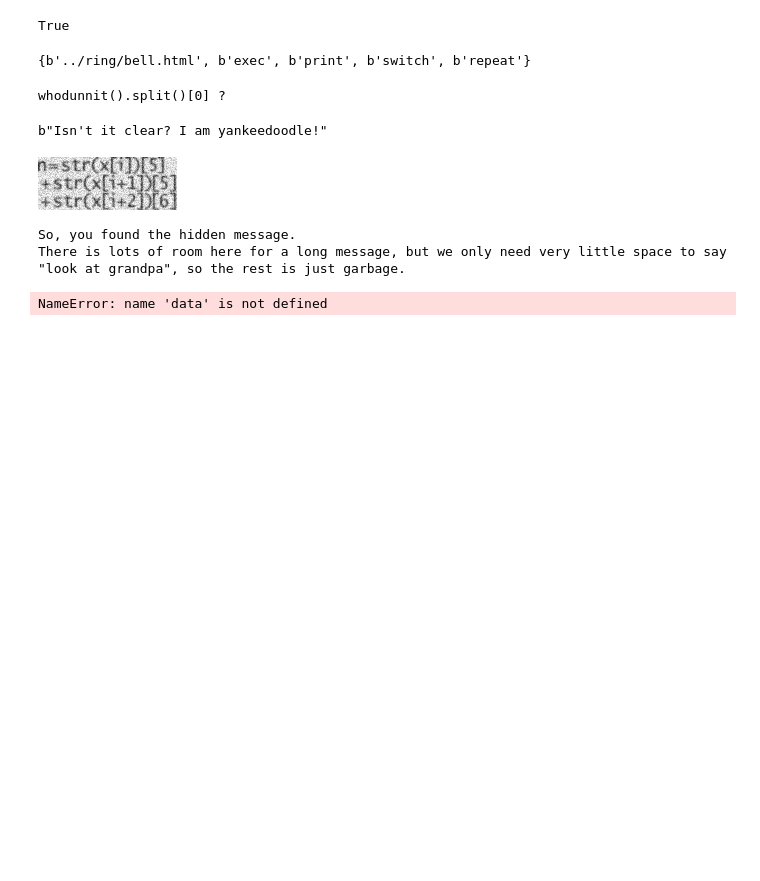
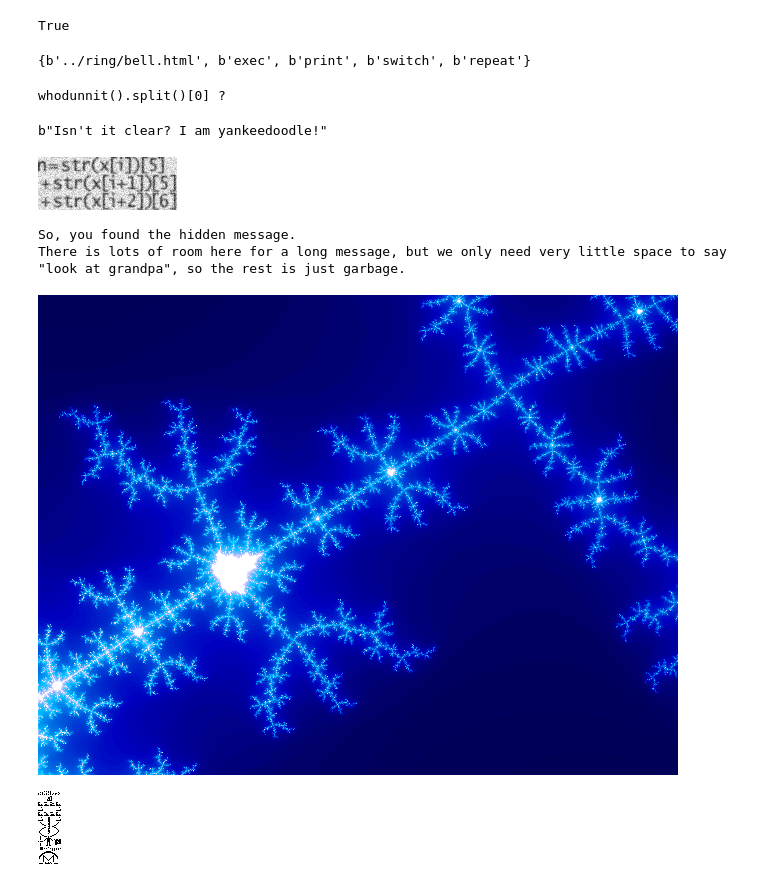
Before and after one commit to KReinders/PythonChallenge, a Jupyter notebook: Zen of Python.ipynb, the cells around one changed output. Cells and saved outputs as stored; diff of their text form; code cells hidden in the pictures; blank space fills up the shorter version.

```diff
--- a/Zen of Python.ipynb
+++ b/Zen of Python.ipynb
@@ -1068,26 +1068,58 @@ There is lots of room here for a long message, but we only need very little spac
 # %%
 # http://www.pythonchallenge.com/pc/rock/grandpa.html kohsamui thailand
 
+import numpy as np
 from PIL import Image
 from IPython.display import Image as im
 
 img = Image.open("mandelbrot.gif")
 
-im_width, im_heigth = img.size
+im_width, im_height = img.size # 640 480
 
 left = 0.34
 bottom = 0.57
 width = 0.036
 height = 0.027
-iterations = 128
+iterations = 127
 
-img.getextrema()
+xmin = left
+xmax = left+width - (width/im_width)
+ymin = bottom
+ymax = bottom+height - (height/im_height)
 
-for x in range(
+
+# img.getextrema() 14-127
+
+def mandelbrot(z,maxiter):
+    c = z
+    for n in range(maxiter):
+        if abs(z) > 2:
+            return n
+        z = z*z + c
+    return maxiter
+
+def mandelbrot_set(xmin,xmax,ymin,ymax,width,height,maxiter):
+    r1 = np.linspace(xmin, xmax, width)
+    r2 = np.linspace(ymax, ymin, height)
+    return (r1,r2,[mandelbrot(complex(r, i),maxiter) for i in r2 for r in r1])
+
+data = mandelbrot_set(xmin, xmax, ymin, ymax, im_width, im_height, iterations)
 
 img2 = img.copy()
-img2.putdata(data)
+img2.putdata(data[2])
 img2.save('mandelbrot.png')
 im('mandelbrot.png')
 # %% [output]
-NameError: name 'data' is not defined
+[figure, added]
+# %%
+data_old = list(img.getdata())
+
+diff = [a-b for (a,b) in zip(data[2], data_old)]
+
+img3 = Image.new('1', (23, 73))
+data3 = list(filter(lambda x: x!=0, diff))
+img3.putdata([0 if x<0 else 1 for x in data3])
+img3.save('mb_diff.png')
+im('mb_diff.png')
+# %% [output]
+[figure, added]
```
Also changed, not shown: 6 other files.
